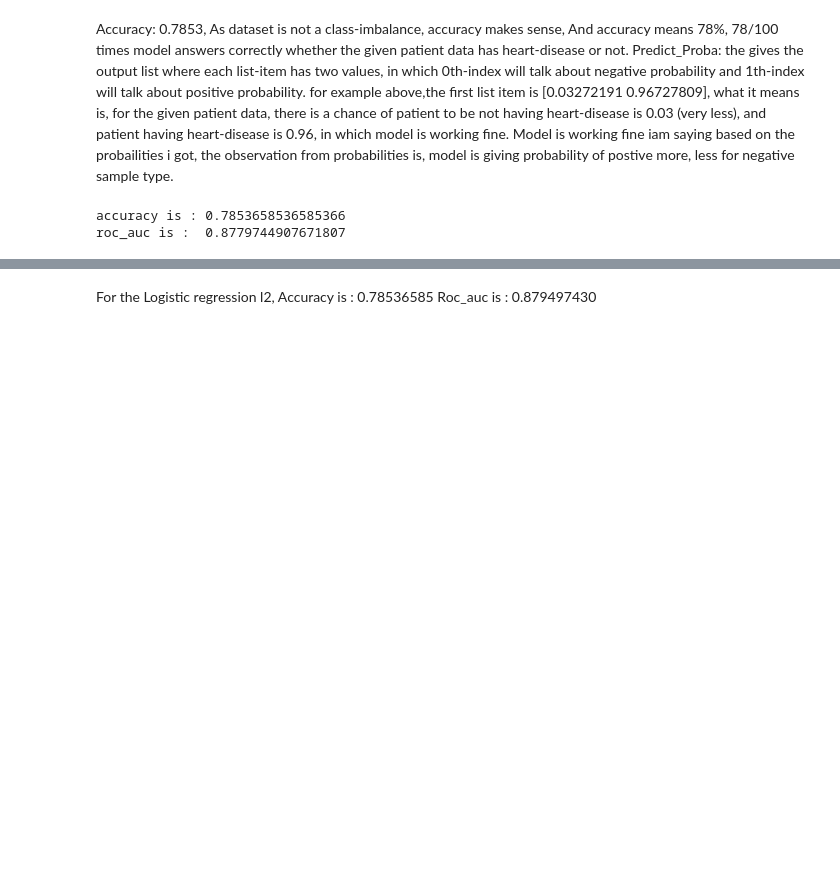
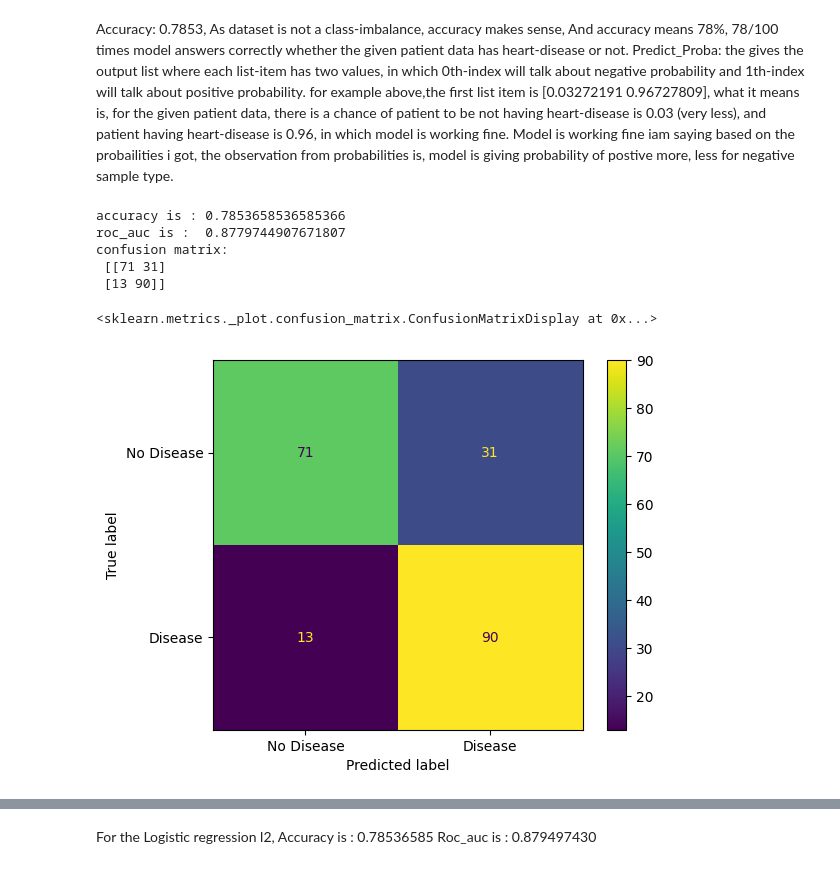
Before and after one commit to MastanSV/ai-engineering-journey, a Jupyter notebook: projects/05_P1_Tabular_ML/Heart_Disease_Dataset.ipynb, the cells around one changed output, grey strips where cells are left out. Cells and saved outputs as stored; diff of their text form; code cells hidden in the pictures; blank space fills up the shorter version.

Commit message:
Classification_matrix block in Heart disease project

```diff
--- a/projects/05_P1_Tabular_ML/Heart_Disease_Dataset.ipynb
+++ b/projects/05_P1_Tabular_ML/Heart_Disease_Dataset.ipynb
@@ -188,22 +188,31 @@ Predict_Proba: the gives the output list where each list-item has two values, in
 # %%
 #model = LogisticRegression(penalty='l2',C=1.0)
 
 model_l2 = Pipeline([('preprocessor', preprocessor),
                   ('model', LogisticRegression(penalty='l2', C=1.0))])
 #C is the inverse of lamda, so to make the regularization stronger we need high lamda value, since c and lambda are inverse then, c will be lower
 
 model_l2.fit(X_train, y_train)
-pred = model_l2.predict(X_test)
+y_pred_l2 = model_l2.predict(X_test)
 #print(pred)
 
 positive_scores = model_l2.predict_proba(X_test)[:,1]
 #print(positive_scores)
 
 score = model_l2.score(X_test, y_test)
 roc_auc = roc_auc_score(y_test, positive_scores)
 
 print(f'accuracy is : {score}')
 print(f'roc_auc is :  {roc_auc}')
+
+print('confusion matrix: \n', confusion_matrix(y_test, y_pred_l2))
+
+ConfusionMatrixDisplay.from_predictions(y_test, y_pred_l2, display_labels=['No Disease', 'Disease'])
 # %% [output]
 accuracy is : 0.7853658536585366
 roc_auc is :  0.8779744907671807
+confusion matrix:
+ [[71 31]
+ [13 90]]
+<sklearn.metrics._plot.confusion_matrix.ConfusionMatrixDisplay at 0x...>
+[figure, added]
```
Also changed, not shown: parts of 7 cells of this notebook, 1 other file.
